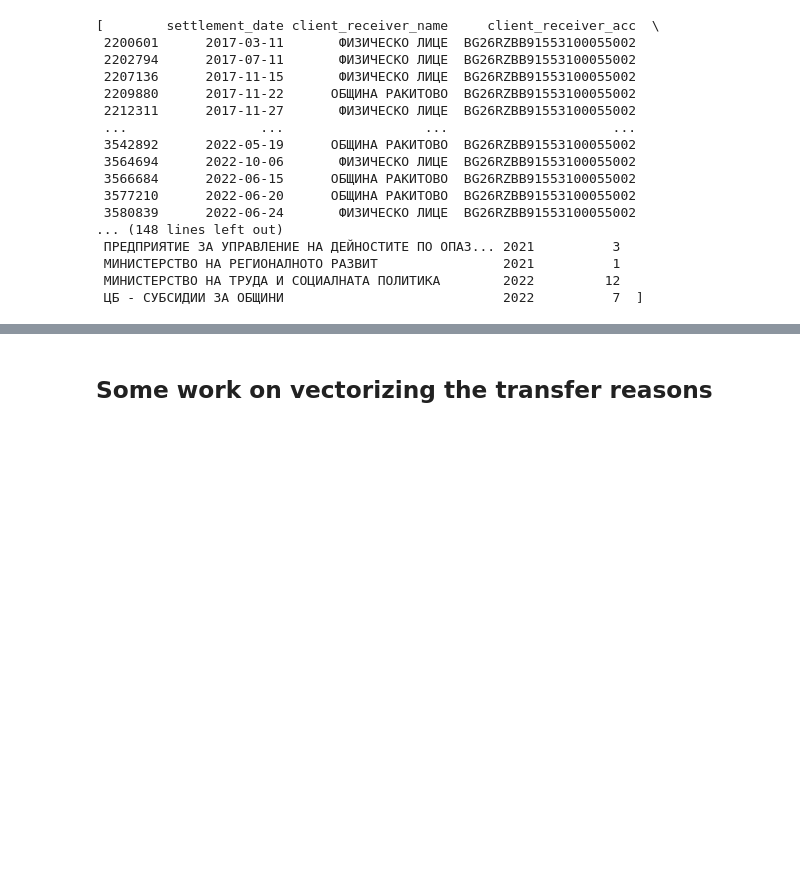
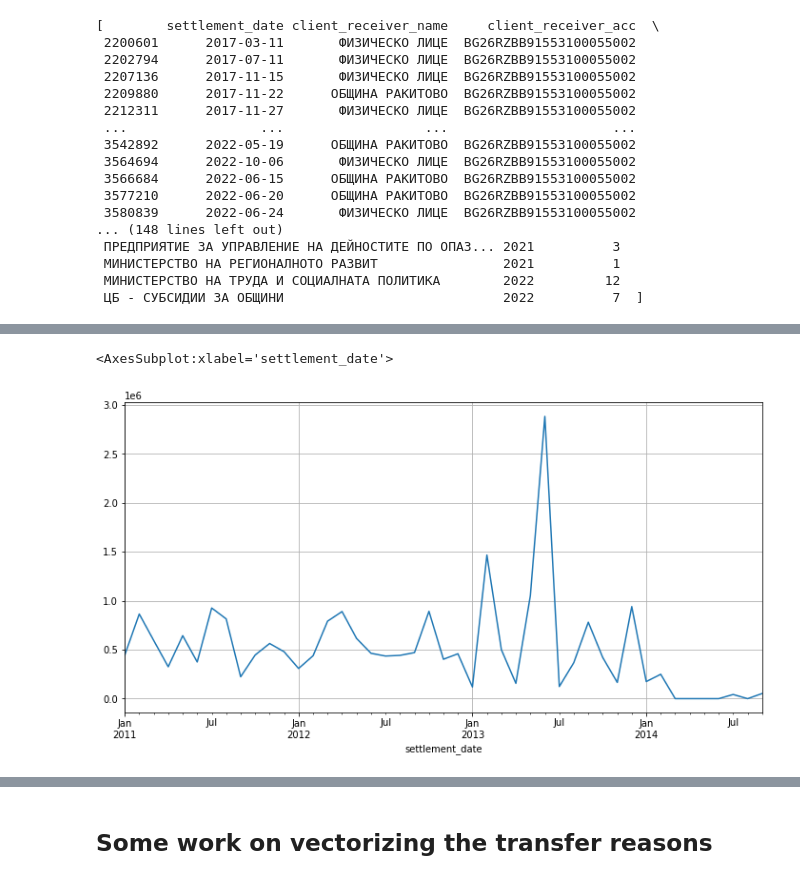
Before and after one commit to krumeto/sebra_data_playground, a Jupyter notebook: SEBRA_data.ipynb, the cells around one changed output, grey strips where cells are left out. Cells and saved outputs as stored; diff of their text form; code cells hidden in the pictures; blank space fills up the shorter version.

```diff
--- a/SEBRA_data.ipynb
+++ b/SEBRA_data.ipynb
@@ -188,5 +196,3 @@ Data columns (total 21 columns):
  20  bank_name             3586569 non-null  object
 dtypes: datetime64[ns](2), float64(1), int64(4), object(14)
 memory usage: 602.0+ MB
-# %%
-data = data.pipe(uppercase_all_object_cols)
@@ -419,0 +458,13 @@ get_a_report_per_iban(data, "BG26RZBB91553100055002")
+# %%
+orgs_and_codes = data.loc[:, ['primary_organization', 'primary_org_code']].drop_duplicates(subset = ['primary_org_code'], keep = "last", )
+
+organizations_monthly = (data.
+                         groupby('primary_org_code').
+                         resample('MS', on = 'settlement_date')["amount"].
+                         sum().
+                         reset_index(drop = False).
+                         merge(orgs_and_codes,
+                               how = 'left',
+                               on = 'primary_org_code'
+                               )
+                         )
@@ -419,0 +544,5 @@ get_a_report_per_iban(data, "BG26RZBB91553100055002")
+# %%
+organizations_monthly.loc[lambda d:d['primary_organization'] == "АВИООТРЯД 28"].set_index("settlement_date").amount.plot(grid = True, figsize = (12,6))
+# %% [output]
+<AxesSubplot:xlabel='settlement_date'>
+[figure, added]
```
Also changed, not shown: parts of 23 cells of this notebook.
